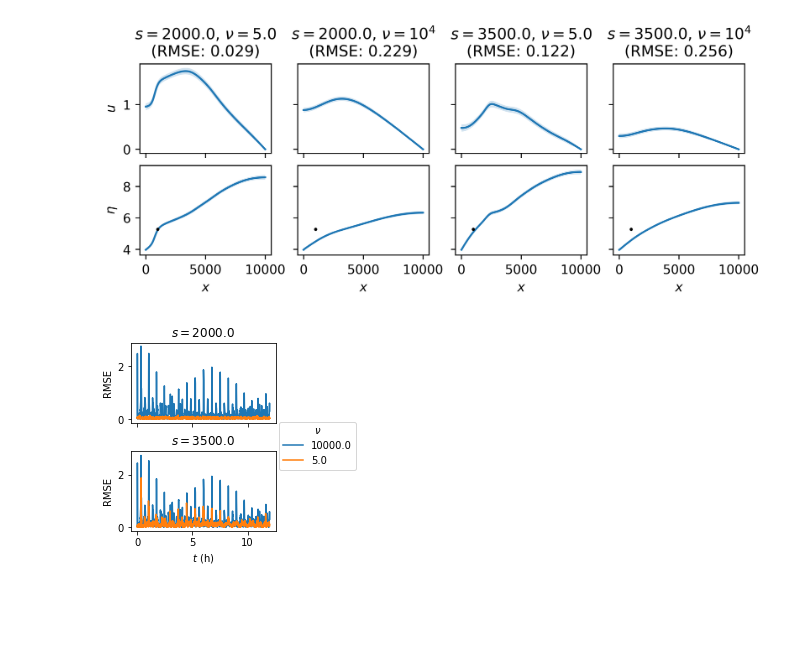
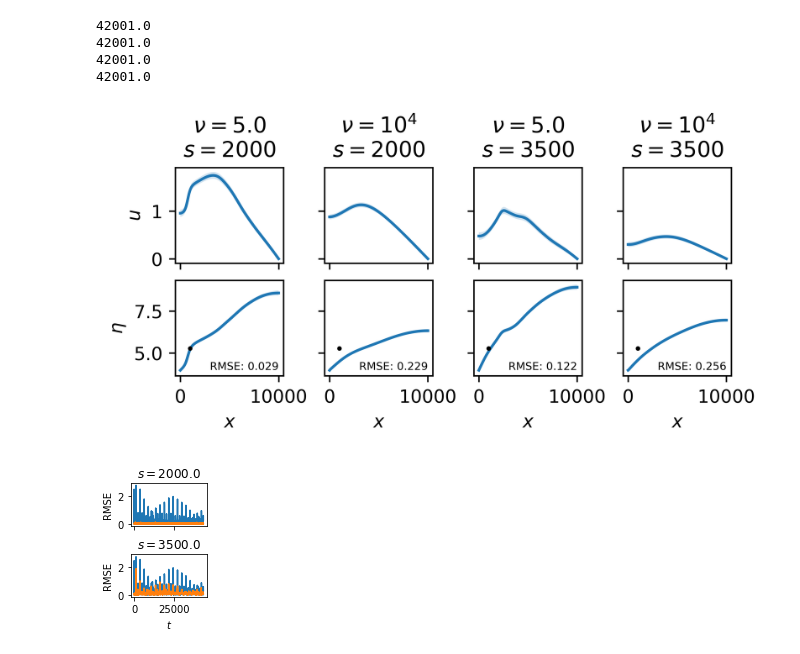
Before and after one commit to connor-duffin/sswe, a Jupyter notebook: notebooks/introductory-examples.ipynb, the cells around one changed output. Cells and saved outputs as stored; diff of their text form; code cells hidden in the pictures; blank space fills up the shorter version.

```diff
--- a/notebooks/introductory-examples.ipynb
+++ b/notebooks/introductory-examples.ipynb
@@ -25,7 +31,7 @@ def plot_means_vars(output_files):
     n_models = len(output_files)
     fig, axs = plt.subplots(2, n_models,
                             constrained_layout=True,
-                            dpi=600, figsize=(figure_sizes["fullwidth"], 3),
+                            dpi=600, figsize=(0.7 * figure_sizes["fullwidth"], 2.5),
                             sharey="row", sharex=True)
 
     for col, file in enumerate(output_files):
@@ -51,39 +57,42 @@ def plot_means_vars(output_files):
         y_obs = dat["h"].values[idx_obs, 50]  # dont include IC
         t_obs = dat.coords["t"].values[idx_obs]
         np.testing.assert_allclose(t_plot, t_obs)
+        print(t_obs)
 
         x_grid = swe.x_coords
         axs[0, col].plot(x_grid, u_mean)
         axs[0, col].fill_between(x_grid[:, 0],
                             u_mean - 1.96 * np.sqrt(u_var),
                             u_mean + 1.96 * np.sqrt(u_var),
                             alpha=0.2)
-        if nu == 0.:
-            axs[0, col].set_title(fr"Linear" + "\n" + f"(RMSE: {rmse_rel:.3f})")
-        else:
-            num = texp(f"{nu:.1e}", dollar_surround=False)
-            axs[0, col].set_title(fr"$s = {s:.1f}$, $\nu = {num}$" + "\n" + f"(RMSE: {rmse_rel:.3f})")
+        num = texp(f"{nu:.1e}", dollar_surround=False)
+        axs[0, col].set_title(fr"$\nu = {num}$" + "\n" + fr"$s = {s:.0f}$")
 
         axs[1, col].plot(x_grid, h_mean)
         axs[1, col].fill_between(x_grid[:, 0],
                                  h_mean - 1.96 * np.sqrt(h_var),
                                  h_mean + 1.96 * np.sqrt(h_var),
                                  alpha=0.2)
         axs[1, col].plot(x_obs, y_obs, "o", color="black", markersize=1.5)
         axs[1, col].set_xlabel(r"$x$")
+        axs[1, col].text(3000, 4, f"RMSE: {rmse_rel:.3f}", fontsize=6)
 
     axs[0, 0].set_ylabel(r"$u$")
     axs[1, 0].set_ylabel(r"$\eta$")
 
 files = ["../outputs/swe-tidal-sparse/nonlinear-posterior-s-2000.0-nx_obs-1-nt_skip-30-nu-5.00e+00-k-32.h5",
          "../outputs/swe-tidal-sparse/nonlinear-posterior-s-2000.0-nx_obs-1-nt_skip-30-nu-1.00e+04-k-32.h5",
          "../outputs/swe-tidal-sparse/nonlinear-posterior-s-3500.0-nx_obs-1-nt_skip-30-nu-5.00e+00-k-32.h5",
          "../outputs/swe-tidal-sparse/nonlinear-posterior-s-3500.0-nx_obs-1-nt_skip-30-nu-1.00e+04-k-32.h5"]
 
 plot_means_vars(files)
 plt.savefig("../figures/intro-example-means-vars.pdf")
 # %% [output]
+42001.0
+42001.0
+42001.0
+42001.0
-[figure, old version]
+[figure, new version]
 # %%
 def get_errors(output_file):
     """ Read in errors from output file. """
@@ -122,10 +131,9 @@ errors_nonlinear = xr.merge(errors_ds)
 errors_nonlinear = errors_nonlinear.reindex(nu=errors_nonlinear.nu[::-1])
 # %%
 p = errors_nonlinear.rmse.plot(hue="nu", row="s",
-                               figsize=(0.8 * figure_sizes["halfwidth"],
-                                        1. * figure_sizes["halfwidth"]),
-                               sharex=True, sharey=True)
-p.figlegend.set_title(r"$\nu$")
+                               figsize=(0.25 * figure_sizes["fullwidth"],  2.5),
+                               sharex=True, sharey=True, add_legend=False)
+# p.figlegend.set_title(r"$\nu$")
 # plt.yscale("log")
 
 s_all =  errors_nonlinear.coords["s"].to_numpy()
@@ -137,7 +145,7 @@ for label, ax in zip(labels, p.axes.flat):
     ax.set_title(label)
     ax.set_ylabel("RMSE")
 
-p.axes.flat[-1].set_xlabel(r"$t$ (h)")
+p.axes.flat[-1].set_xlabel(r"$t$")
 plt.savefig("../figures/intro-example-rmse.pdf", dpi=600)
 # %% [output]
-[figure, old version]
+[figure, new version]
```
Also changed, not shown: parts of 2 cells of this notebook, 2 other files.
